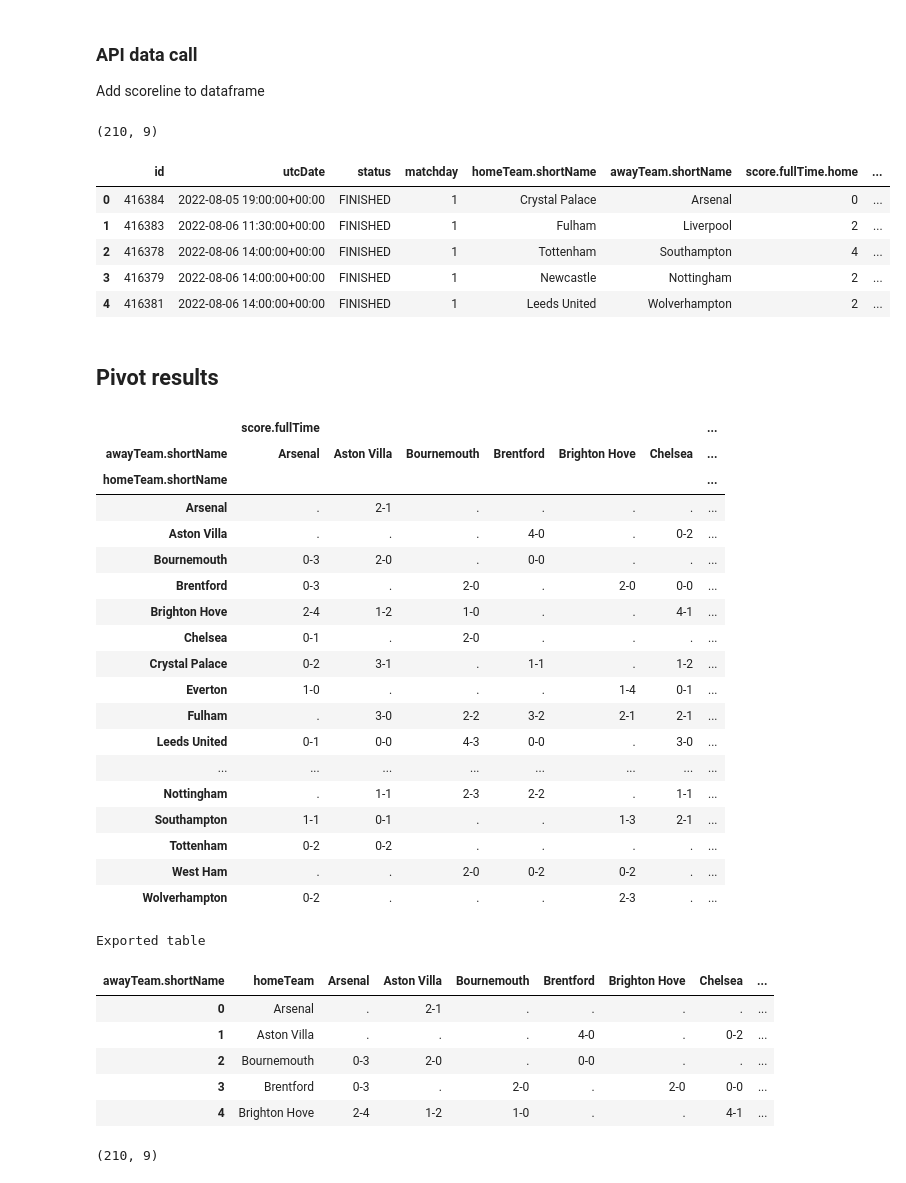
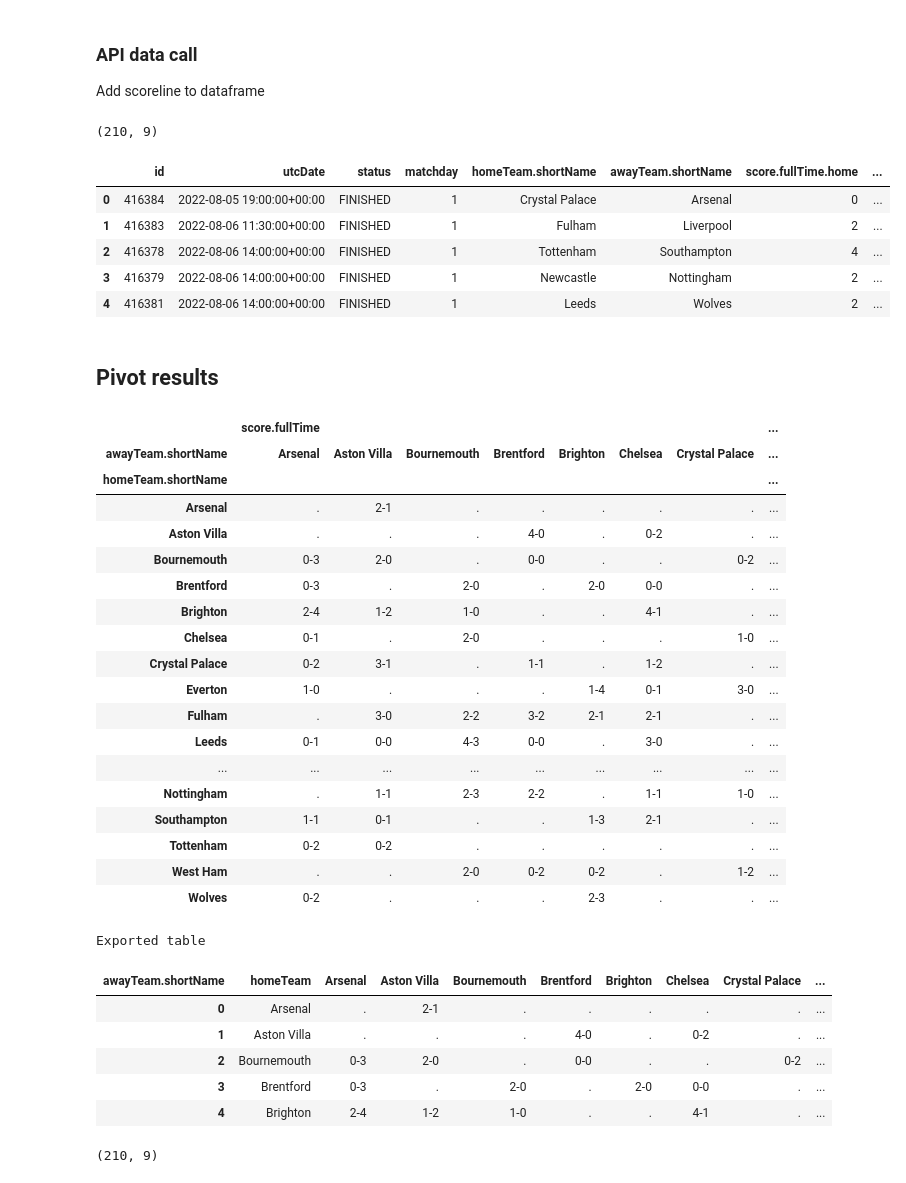
Before and after one commit to solstice035/footballdash, a Jupyter notebook: code/notebooks/results_api.ipynb, the cells around one changed output. Cells and saved outputs as stored; diff of their text form; code cells hidden in the pictures.

Commit message:
simplify the club names

```diff
--- a/code/notebooks/results_api.ipynb
+++ b/code/notebooks/results_api.ipynb
@@ -98,6 +98,14 @@ keep_cols = [
     # 'score.halfTime.home',
     # 'score.halfTime.away'
 ]
+# %%
+# Rename club names to simplify
+club_names = {
+    'Brighton Hove': 'Brighton',
+    'Leeds United': 'Leeds',
+    'Leicester City': 'Leicester',
+    'Wolverhampton': 'Wolves'
+}
 # %% [markdown]
 ### API data call
 
@@ -111,24 +119,28 @@ api_key = os.environ['API_AUTH_KEY']
 # %%
 
 uri = 'http://api.football-data.org/v4/competitions/PL/matches?status=FINISHED&season=2022'
 headers = { 'X-Auth-Token':  api_key}
 
 response = requests.get(uri, headers=headers)
 data = response.json()
 df = pd.json_normalize(data, record_path = ['matches'])
 df = df[keep_cols]
 df['utcDate'] = pd.to_datetime(df['utcDate'])
 df['score.fullTime'] = df['score.fullTime.home'].astype(str) + '-' + df['score.fullTime.away'].astype(str)
+# rename club names using dictionary
+df['homeTeam.shortName'] = df['homeTeam.shortName'].replace(club_names)
+df['awayTeam.shortName'] = df['awayTeam.shortName'].replace(club_names)
+
 print(df.shape)
 df.head()
 # %% [output]
 (210, 9)
 |  | id | utcDate | status | matchday | homeTeam.shortName | awayTeam.shortName | score.fullTime.home | ... |
 | 0 | 416384 | 2022-08-05 19:00:00+00:00 | FINISHED | 1 | Crystal Palace | Arsenal | 0 | ... |
 | 1 | 416383 | 2022-08-06 11:30:00+00:00 | FINISHED | 1 | Fulham | Liverpool | 2 | ... |
 | 2 | 416378 | 2022-08-06 14:00:00+00:00 | FINISHED | 1 | Tottenham | Southampton | 4 | ... |
 | 3 | 416379 | 2022-08-06 14:00:00+00:00 | FINISHED | 1 | Newcastle | Nottingham | 2 | ... |
-| 4 | 416381 | 2022-08-06 14:00:00+00:00 | FINISHED | 1 | Leeds United | Wolverhampton | 2 | ... |
+| 4 | 416381 | 2022-08-06 14:00:00+00:00 | FINISHED | 1 | Leeds | Wolves | 2 | ... |
 # %% [markdown]
 ## Pivot results
 # %%
@@ -137,25 +149,25 @@ df_table = df.pivot_table(index=['homeTeam.shortName'], columns=['awayTeam.short
 
 df_table.head(20)
 # %% [output]
-|  | score.fullTime |  |  |  |  |  | ... |
-| awayTeam.shortName | Arsenal | Aston Villa | Bournemouth | Brentford | Brighton Hove | Chelsea | ... |
-| homeTeam.shortName |  |  |  |  |  |  | ... |
-| Arsenal | . | 2-1 | . | . | . | . | ... |
-| Aston Villa | . | . | . | 4-0 | . | 0-2 | ... |
-| Bournemouth | 0-3 | 2-0 | . | 0-0 | . | . | ... |
-| Brentford | 0-3 | . | 2-0 | . | 2-0 | 0-0 | ... |
-| Brighton Hove | 2-4 | 1-2 | 1-0 | . | . | 4-1 | ... |
-| Chelsea | 0-1 | . | 2-0 | . | . | . | ... |
-| Crystal Palace | 0-2 | 3-1 | . | 1-1 | . | 1-2 | ... |
-| Everton | 1-0 | . | . | . | 1-4 | 0-1 | ... |
-| Fulham | . | 3-0 | 2-2 | 3-2 | 2-1 | 2-1 | ... |
-| Leeds United | 0-1 | 0-0 | 4-3 | 0-0 | . | 3-0 | ... |
-| ... | ... | ... | ... | ... | ... | ... | ... |
-| Nottingham | . | 1-1 | 2-3 | 2-2 | . | 1-1 | ... |
-| Southampton | 1-1 | 0-1 | . | . | 1-3 | 2-1 | ... |
-| Tottenham | 0-2 | 0-2 | . | . | . | . | ... |
-| West Ham | . | . | 2-0 | 0-2 | 0-2 | . | ... |
-| Wolverhampton | 0-2 | . | . | . | 2-3 | . | ... |
+|  | score.fullTime |  |  |  |  |  |  | ... |
+| awayTeam.shortName | Arsenal | Aston Villa | Bournemouth | Brentford | Brighton | Chelsea | Crystal Palace | ... |
+| homeTeam.shortName |  |  |  |  |  |  |  | ... |
+| Arsenal | . | 2-1 | . | . | . | . | . | ... |
+| Aston Villa | . | . | . | 4-0 | . | 0-2 | . | ... |
+| Bournemouth | 0-3 | 2-0 | . | 0-0 | . | . | 0-2 | ... |
+| Brentford | 0-3 | . | 2-0 | . | 2-0 | 0-0 | . | ... |
+| Brighton | 2-4 | 1-2 | 1-0 | . | . | 4-1 | . | ... |
+| Chelsea | 0-1 | . | 2-0 | . | . | . | 1-0 | ... |
+| Crystal Palace | 0-2 | 3-1 | . | 1-1 | . | 1-2 | . | ... |
+| Everton | 1-0 | . | . | . | 1-4 | 0-1 | 3-0 | ... |
+| Fulham | . | 3-0 | 2-2 | 3-2 | 2-1 | 2-1 | . | ... |
+| Leeds | 0-1 | 0-0 | 4-3 | 0-0 | . | 3-0 | . | ... |
+| ... | ... | ... | ... | ... | ... | ... | ... | ... |
+| Nottingham | . | 1-1 | 2-3 | 2-2 | . | 1-1 | 1-0 | ... |
+| Southampton | 1-1 | 0-1 | . | . | 1-3 | 2-1 | . | ... |
+| Tottenham | 0-2 | 0-2 | . | . | . | . | . | ... |
+| West Ham | . | . | 2-0 | 0-2 | 0-2 | . | 1-2 | ... |
+| Wolves | 0-2 | . | . | . | 2-3 | . | . | ... |
 # %%
 # rename columns awayTeam.shortName to null
 
@@ -181,12 +193,12 @@ export_csv(df_table2, "table")
 df_table2.head()
 # %% [output]
 Exported table
-| awayTeam.shortName | homeTeam | Arsenal | Aston Villa | Bournemouth | Brentford | Brighton Hove | Chelsea | ... |
-| 0 | Arsenal | . | 2-1 | . | . | . | . | ... |
-| 1 | Aston Villa | . | . | . | 4-0 | . | 0-2 | ... |
-| 2 | Bournemouth | 0-3 | 2-0 | . | 0-0 | . | . | ... |
-| 3 | Brentford | 0-3 | . | 2-0 | . | 2-0 | 0-0 | ... |
-| 4 | Brighton Hove | 2-4 | 1-2 | 1-0 | . | . | 4-1 | ... |
+| awayTeam.shortName | homeTeam | Arsenal | Aston Villa | Bournemouth | Brentford | Brighton | Chelsea | Crystal Palace | ... |
+| 0 | Arsenal | . | 2-1 | . | . | . | . | . | ... |
+| 1 | Aston Villa | . | . | . | 4-0 | . | 0-2 | . | ... |
+| 2 | Bournemouth | 0-3 | 2-0 | . | 0-0 | . | . | 0-2 | ... |
+| 3 | Brentford | 0-3 | . | 2-0 | . | 2-0 | 0-0 | . | ... |
+| 4 | Brighton | 2-4 | 1-2 | 1-0 | . | . | 4-1 | . | ... |
 # %%
 print(df.shape)
 # %% [output]
```
Also changed, not shown: parts of 7 cells of this notebook, 1 other file.
